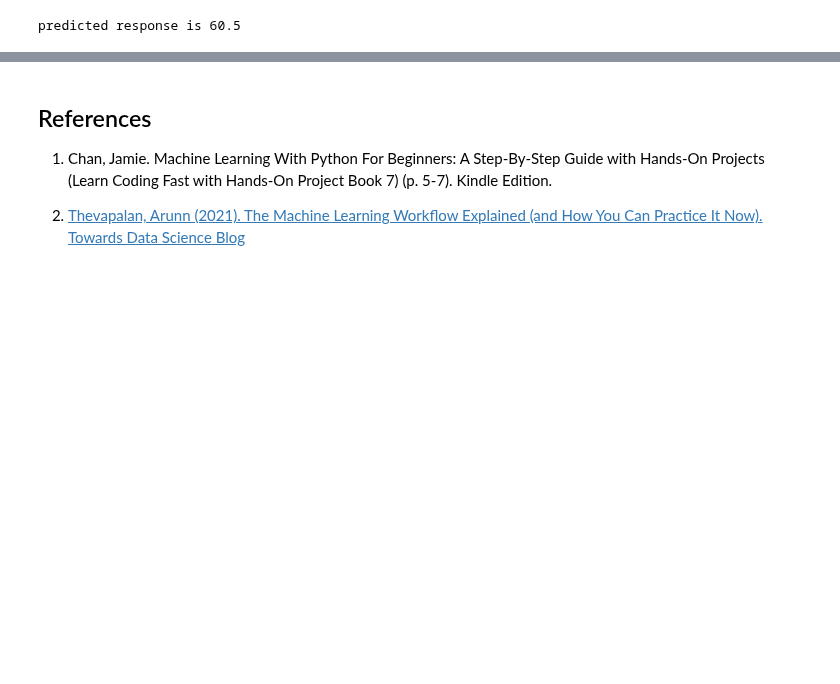
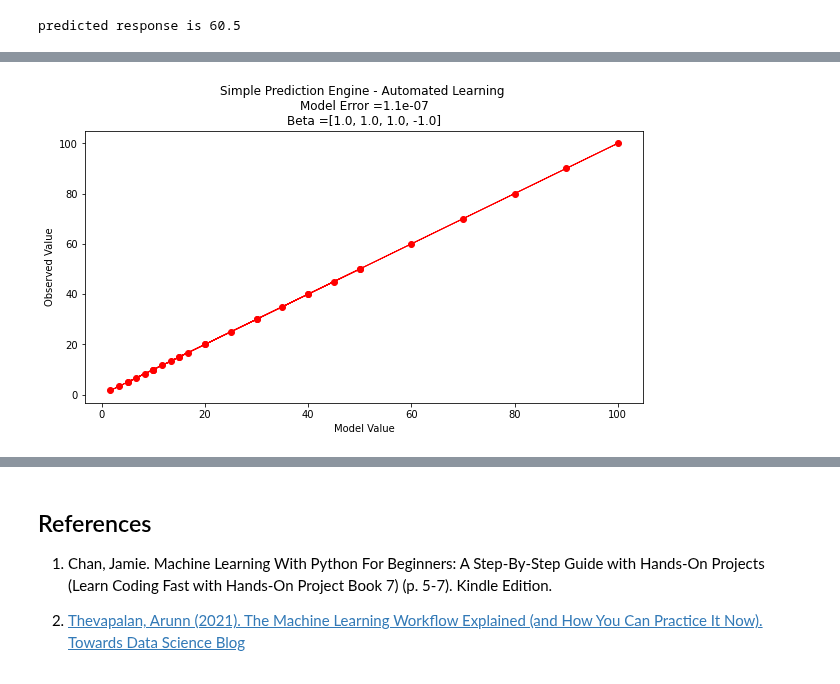
Before and after one commit to dustykat/ce-5319-webroot, a Jupyter notebook: ce5319jb/_build/html/_sources/lessons/lesson2/lesson2.ipynb, the cells around one changed output, grey strips where cells are left out. Drawn from its saved outputs; the diff is of its cells as text; code cells hidden in the pictures; blank space fills up the shorter version.

```diff
--- a/ce5319jb/_build/html/_sources/lessons/lesson2/lesson2.ipynb
+++ b/ce5319jb/_build/html/_sources/lessons/lesson2/lesson2.ipynb
@@ -212,0 +219,89 @@ predicted response is 60.5
+# %%
+# identify, collect, load data
+
+input1=[10.0,20.0,30.0,40.0,50.0,60.0,70.0,80.0,90.0,100.0,
+        10.0,20.0,30.0,40.0,50.0,60.0,70.0,80.0,90.0,100.0,
+        10.0,20.0,30.0,40.0,50.0,60.0,70.0,80.0,90.0,100.0,]
+input2=[1.0,1.0,1.0,1.0,1.0,1.0,1.0,1.0,1.0,1.0,
+        2.0,2.0,2.0,2.0,2.0,2.0,2.0,2.0,2.0,2.0,
+        6.0,6.0,6.0,6.0,6.0,6.0,6.0,6.0,6.0,6.0]
+output=[10.0,20.0,30.0,40.0,50.0,60.0,70.0,80.0,90.0,100.0,
+        5.0,10.0,15.0,20.0,25.0,30.0,35.0,40.0,45.0,50.0,
+       1.6666833333333333, 3.3333666666666666, 5.00005, 6.666733333333333, 8.333416666666666, 10.0001, 11.666783333333331, 13.333466666666666, 15.00015, 16.666833333333333]
+
+# a prediction engine structure (notice some logic to handle zeros)
+def response(beta1,beta2,beta3,beta4,predictor1,predictor2):
+    if predictor1 == 0.0 and predictor2 ==0.0:
+        response = (beta1*predictor1**abs(beta2))*(beta3*predictor2**abs(beta4))
+    if predictor1 == 0.0 and predictor2 !=0.0:
+        response = (beta1*predictor1**abs(beta2))*(beta3*predictor2**(beta4))
+    if predictor1 != 0.0 and predictor2 ==0.0:
+        response = (beta1*predictor1**(beta2))*(beta3*predictor2**abs(beta4))
+    if predictor1 != 0.0 and predictor2 !=0.0:
+        response = (beta1*predictor1**(beta2))*(beta3*predictor2**(beta4))
+    else:
+        response = 1e9
+    return(response)
+# a measure of model quality
+def quality(observed_list,model_list):
+    if len(observed_list) != len(model_list):
+        raise Exception("List lengths incompatable")
+    sse = 0.0
+    howmany=len(observed_list)
+    for i in range(howmany):
+        sse=sse + (observed_list[i]-model_list[i])**2
+    return(sse)
+# define search region
+index_list = [i/10 for i in range(-20,21,2)] # index list is -1.0,-0.9,-0.8,....,0.9,1.0
+
+howmany = 0 # keep count of how many combinations
+error   = 1e99          # a big value, we are trying to drive this to zero
+xbest   = [-1,-1,-1,-1] # variables to store our best solution parameters
+modeloutput = [0 for i in range(len(output))] # space to store model responses
+
+
+# perform a search - here we use nested repetition
+for i1 in index_list:
+    for i2 in index_list:
+        for i3 in index_list:
+            for i4 in index_list:
+                howmany=howmany+1 # keep count of how many times we learn
+                beta1 = i1
+                beta2 = i2
+                beta3 = i3
+                beta4 = i4
+
+                for irow in range(len(output)):
+                    modeloutput[irow]=response(beta1,beta2,beta3,beta4,input1[irow],input2[irow])
+                guess = quality(output,modeloutput) # current model quality
+ #               print(guess)
+                if guess <= error:
+                    error = guess
+                    xbest[0]= beta1
+                    xbest[1]= beta2
+                    xbest[2]= beta3
+                    xbest[3]= beta4
+print("Search Complete - Error Value ",round(error,8))
+print("Combinations Examined : ",howmany)
+print("Beta 1 ",xbest[0])
+print("Beta 2 ",xbest[1])
+print("Beta 3 ",xbest[2])
+print("Beta 4 ",xbest[3])
+for irow in range(len(output)):
+    modeloutput[irow]=response(xbest[0],xbest[1],xbest[2],xbest[3],input1[irow],input2[irow])
+
+# now the plot
+import matplotlib.pyplot as plt # the python plotting library
+plottitle ='Simple Prediction Engine - Automated Learning \n'
+plottitle = plottitle + 'Model Error =' + repr(round(error,8)) + '\n'
+plottitle = plottitle + 'Beta =' + repr(xbest)
+mydata = plt.figure(figsize = (10,5)) # build a square drawing canvass from figure class
+plt.plot(modeloutput, output, c='red',linewidth=1,marker='o')
+#plt.plot(input2, output, c='blue',linewidth=0,marker='o')
+#plt.plot(time, accumulate, c='blue',drawstyle='steps') # step plot
+plt.xlabel('Model Value')
+plt.ylabel('Observed Value')
+#plt.legend(['Predictor 1','Predictor 2'])
+plt.title(plottitle)
+plt.show()
+# %% [output]
@@ -212,0 +314 @@ predicted response is 60.5
+[figure, added]
```
Also changed, not shown: parts of 9 cells of this notebook, 28 other files.
